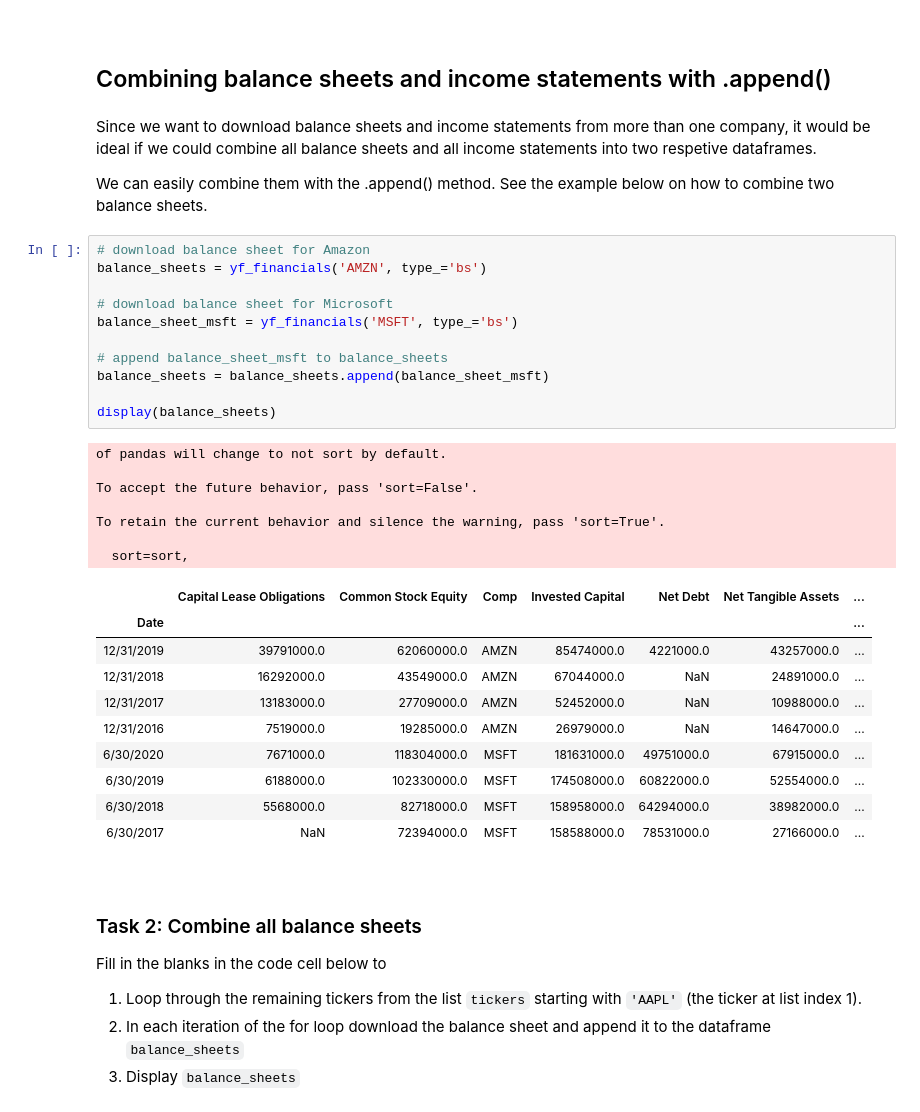
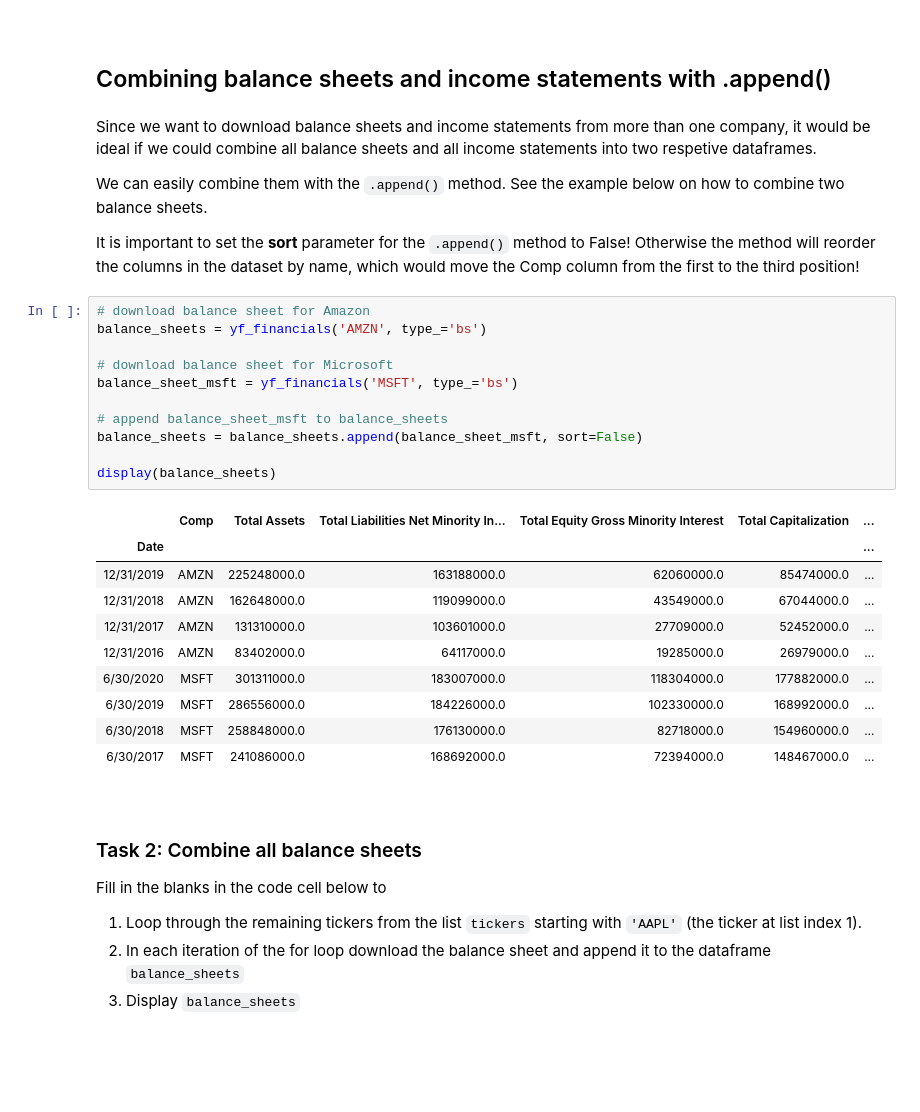
Before and after one commit to mwiemers/py4Acc_03, a Jupyter notebook: py4acc_03.ipynb, the cells around one changed output. Cells and saved outputs as stored; diff of their text form; blank space fills up the shorter version.

```diff
--- a/py4acc_03.ipynb
+++ b/py4acc_03.ipynb
@@ -124,36 +176,31 @@ The `yf_financials()` function takes two arguments - the ticker of the stock and
 # %% [markdown]
 Since we want to download balance sheets and income statements from more than one company, it would be ideal if we could combine all balance sheets and all income statements into two respetive dataframes.
 
-We can easily combine them with the .append() method. See the example below on how to combine two balance sheets.
+We can easily combine them with the `.append()` method. See the example below on how to combine two balance sheets.
+
+It is important to set the **sort** parameter for the `.append()` method to False! Otherwise the method will reorder the columns in the dataset by name, which would move the Comp column from the first to the third position!
 # %%
 # download balance sheet for Amazon
 balance_sheets = yf_financials('AMZN', type_='bs')
 
 # download balance sheet for Microsoft
 balance_sheet_msft = yf_financials('MSFT', type_='bs')
 
 # append balance_sheet_msft to balance_sheets
-balance_sheets = balance_sheets.append(balance_sheet_msft)
+balance_sheets = balance_sheets.append(balance_sheet_msft, sort=False)
 
 display(balance_sheets)
 # %% [output]
-of pandas will change to not sort by default.
-
-To accept the future behavior, pass 'sort=False'.
-
-To retain the current behavior and silence the warning, pass 'sort=True'.
-
-  sort=sort,
-|  | Capital Lease Obligations | Common Stock Equity | Comp | Invested Capital | Net Debt | Net Tangible Assets | ... |
-| Date |  |  |  |  |  |  | ... |
-| 12/31/2019 | 39791000.0 | 62060000.0 | AMZN | 85474000.0 | 4221000.0 | 43257000.0 | ... |
-| 12/31/2018 | 16292000.0 | 43549000.0 | AMZN | 67044000.0 | NaN | 24891000.0 | ... |
-| 12/31/2017 | 13183000.0 | 27709000.0 | AMZN | 52452000.0 | NaN | 10988000.0 | ... |
-| 12/31/2016 | 7519000.0 | 19285000.0 | AMZN | 26979000.0 | NaN | 14647000.0 | ... |
-| 6/30/2020 | 7671000.0 | 118304000.0 | MSFT | 181631000.0 | 49751000.0 | 67915000.0 | ... |
-| 6/30/2019 | 6188000.0 | 102330000.0 | MSFT | 174508000.0 | 60822000.0 | 52554000.0 | ... |
-| 6/30/2018 | 5568000.0 | 82718000.0 | MSFT | 158958000.0 | 64294000.0 | 38982000.0 | ... |
-| 6/30/2017 | NaN | 72394000.0 | MSFT | 158588000.0 | 78531000.0 | 27166000.0 | ... |
+|  | Comp | Total Assets | Total Liabilities Net Minority In... | Total Equity Gross Minority Interest | Total Capitalization | ... |
+| Date |  |  |  |  |  | ... |
+| 12/31/2019 | AMZN | 225248000.0 | 163188000.0 | 62060000.0 | 85474000.0 | ... |
+| 12/31/2018 | AMZN | 162648000.0 | 119099000.0 | 43549000.0 | 67044000.0 | ... |
+| 12/31/2017 | AMZN | 131310000.0 | 103601000.0 | 27709000.0 | 52452000.0 | ... |
+| 12/31/2016 | AMZN | 83402000.0 | 64117000.0 | 19285000.0 | 26979000.0 | ... |
+| 6/30/2020 | MSFT | 301311000.0 | 183007000.0 | 118304000.0 | 177882000.0 | ... |
+| 6/30/2019 | MSFT | 286556000.0 | 184226000.0 | 102330000.0 | 168992000.0 | ... |
+| 6/30/2018 | MSFT | 258848000.0 | 176130000.0 | 82718000.0 | 154960000.0 | ... |
+| 6/30/2017 | MSFT | 241086000.0 | 168692000.0 | 72394000.0 | 148467000.0 | ... |
 # %% [markdown]
 &nbsp;
 
```
Also changed, not shown: parts of 19 cells of this notebook.
